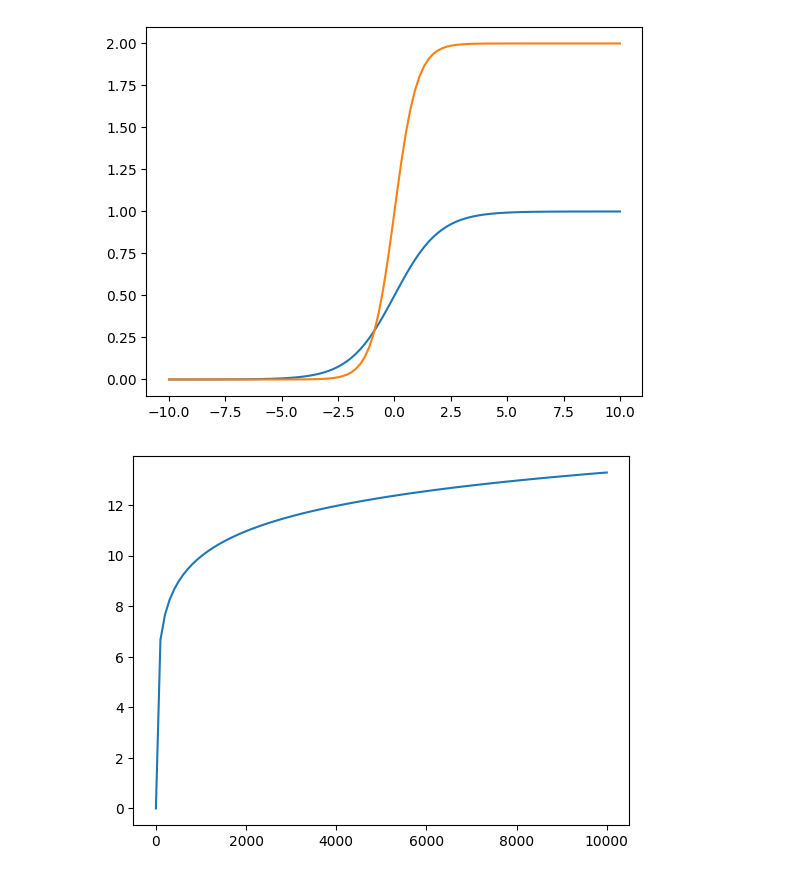
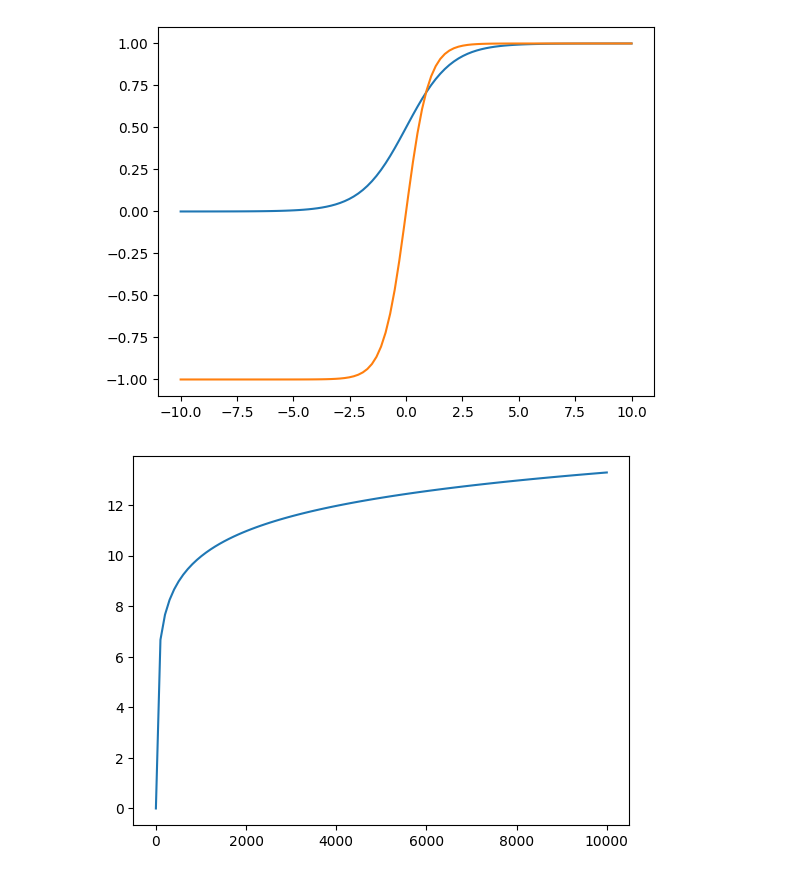
Before and after one commit to Louis-codes/TUM_deep_learning, a Jupyter notebook: 01_math_recap.ipynb, the cells around one changed output. Drawn from its saved outputs; the diff is of its cells as text; code cells hidden in the pictures.

```diff
--- a/01_math_recap.ipynb
+++ b/01_math_recap.ipynb
@@ -4,14 +4,14 @@ import matplotlib.pyplot as plt
 # %%
 def sigmoid(x): return 1 / (1 + np.exp(-x))
 x = np.linspace(start = -10, stop = 10, num = 100) # 1D np array with 100 entries
 y = sigmoid(x)
-z = np.tanh(x) + 1
+z = np.tanh(x)
 plt.figure() # creates blank canvas
 plt.plot(x, y) # important: len(x) == len(y)
 plt.plot(x, z)
 plt.show()
 # %% [output]
-[figure, old version]
+[figure, new version]
 # %%
 x = np.linspace(start = 1, stop = 10000, num = 100)
 y = np.log2(x)
```
Also changed, not shown: parts of 3 cells of this notebook.
